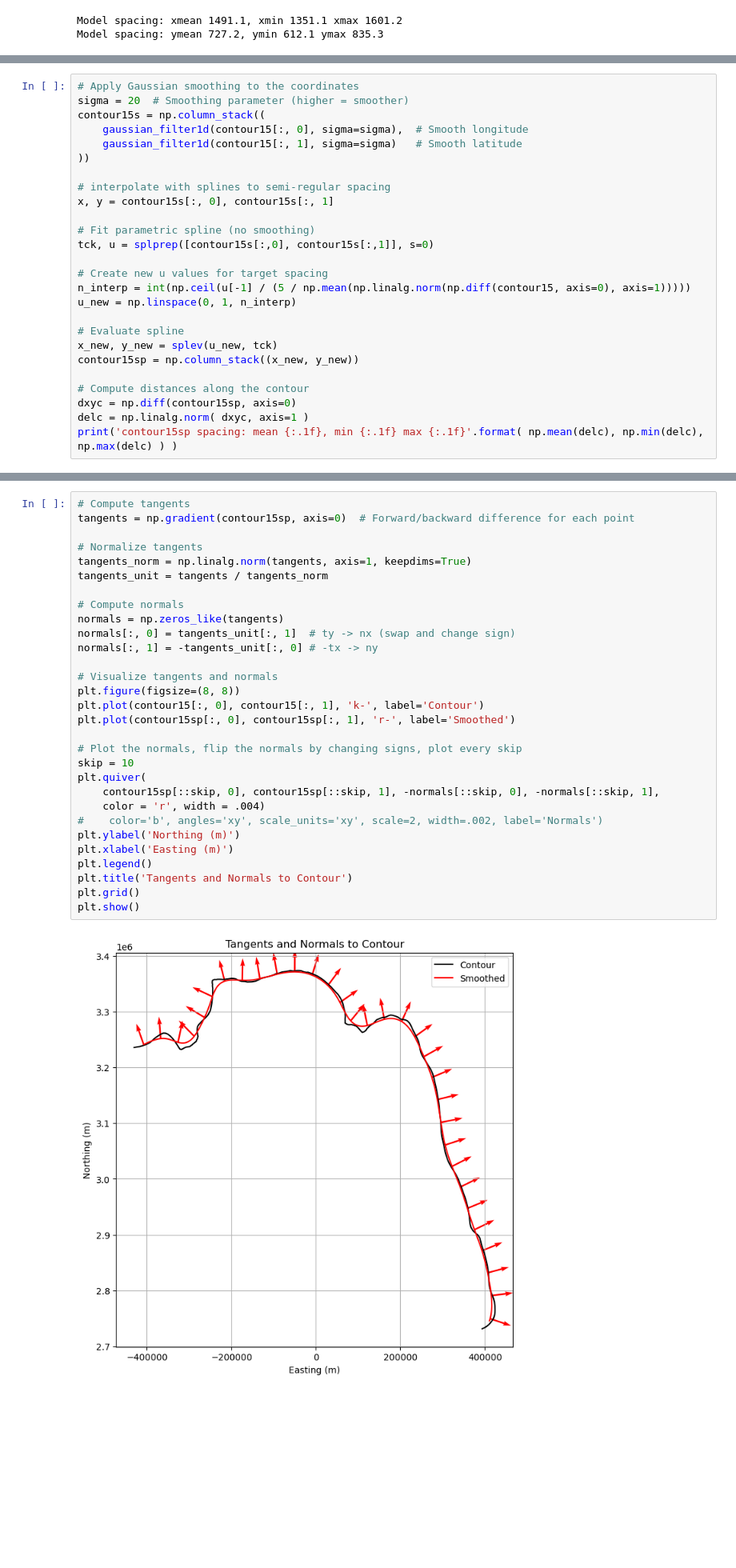
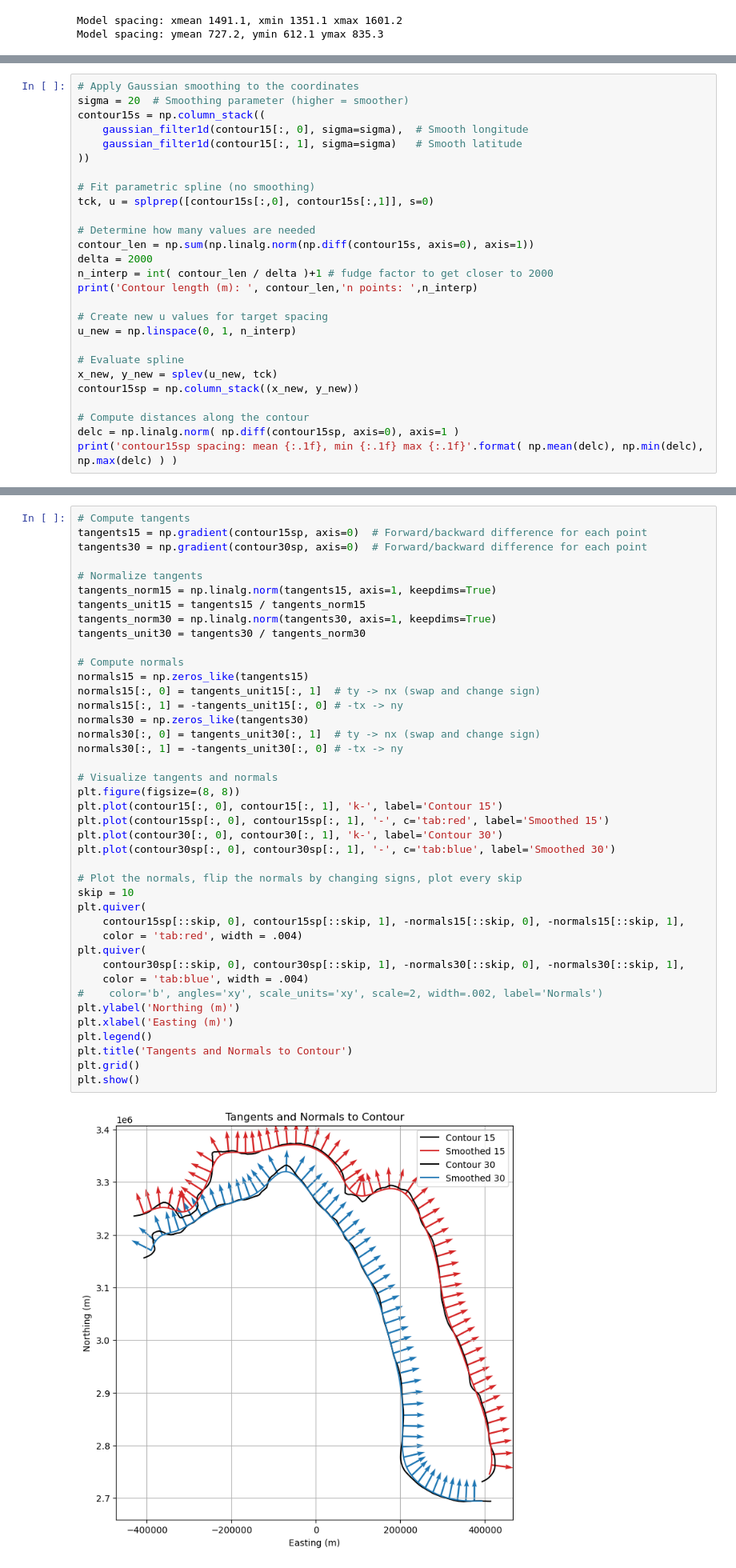
Before and after one commit to csherwood-usgs/NOPP_comparison, a Jupyter notebook: find_contour.ipynb, the cells around one changed output, grey strips where cells are left out. Shown at 80% size. Cells and saved outputs as stored; diff of their text form; blank space fills up the shorter version.

Commit message:
finished contour, working on plotting along contour

```diff
--- a/find_contour.ipynb
+++ b/find_contour.ipynb
@@ -114,14 +130,16 @@ contour15s = np.column_stack((
     gaussian_filter1d(contour15[:, 1], sigma=sigma)   # Smooth latitude
 ))
 
-# interpolate with splines to semi-regular spacing
-x, y = contour15s[:, 0], contour15s[:, 1]
-
 # Fit parametric spline (no smoothing)
 tck, u = splprep([contour15s[:,0], contour15s[:,1]], s=0)
 
+# Determine how many values are needed
+contour_len = np.sum(np.linalg.norm(np.diff(contour15s, axis=0), axis=1))
+delta = 2000
+n_interp = int( contour_len / delta )+1 # fudge factor to get closer to 2000
+print('Contour length (m): ', contour_len,'n points: ',n_interp)
+
 # Create new u values for target spacing
-n_interp = int(np.ceil(u[-1] / (5 / np.mean(np.linalg.norm(np.diff(contour15, axis=0), axis=1)))))
 u_new = np.linspace(0, 1, n_interp)
 
 # Evaluate spline
@@ -129,7 +147,6 @@ x_new, y_new = splev(u_new, tck)
 contour15sp = np.column_stack((x_new, y_new))
 
 # Compute distances along the contour
-dxyc = np.diff(contour15sp, axis=0)
-delc = np.linalg.norm( dxyc, axis=1 )
+delc = np.linalg.norm( np.diff(contour15sp, axis=0), axis=1 )
 print('contour15sp spacing: mean {:.1f}, min {:.1f} max {:.1f}'.format( np.mean(delc), np.min(delc), np.max(delc) ) )
 # %% [output]
@@ -137,35 +186,46 @@ contour15sp spacing: mean 4177.9, min 4175.7 max 4178.2
 # %%
 # Compute tangents
-tangents = np.gradient(contour15sp, axis=0)  # Forward/backward difference for each point
+tangents15 = np.gradient(contour15sp, axis=0)  # Forward/backward difference for each point
+tangents30 = np.gradient(contour30sp, axis=0)  # Forward/backward difference for each point
 
 # Normalize tangents
-tangents_norm = np.linalg.norm(tangents, axis=1, keepdims=True)
-tangents_unit = tangents / tangents_norm
+tangents_norm15 = np.linalg.norm(tangents15, axis=1, keepdims=True)
+tangents_unit15 = tangents15 / tangents_norm15
+tangents_norm30 = np.linalg.norm(tangents30, axis=1, keepdims=True)
+tangents_unit30 = tangents30 / tangents_norm30
 
 # Compute normals
-normals = np.zeros_like(tangents)
-normals[:, 0] = tangents_unit[:, 1]  # ty -> nx (swap and change sign)
-normals[:, 1] = -tangents_unit[:, 0] # -tx -> ny
+normals15 = np.zeros_like(tangents15)
+normals15[:, 0] = tangents_unit15[:, 1]  # ty -> nx (swap and change sign)
+normals15[:, 1] = -tangents_unit15[:, 0] # -tx -> ny
+normals30 = np.zeros_like(tangents30)
+normals30[:, 0] = tangents_unit30[:, 1]  # ty -> nx (swap and change sign)
+normals30[:, 1] = -tangents_unit30[:, 0] # -tx -> ny
 
 # Visualize tangents and normals
 plt.figure(figsize=(8, 8))
-plt.plot(contour15[:, 0], contour15[:, 1], 'k-', label='Contour')
-plt.plot(contour15sp[:, 0], contour15sp[:, 1], 'r-', label='Smoothed')
+plt.plot(contour15[:, 0], contour15[:, 1], 'k-', label='Contour 15')
+plt.plot(contour15sp[:, 0], contour15sp[:, 1], '-', c='tab:red', label='Smoothed 15')
+plt.plot(contour30[:, 0], contour30[:, 1], 'k-', label='Contour 30')
+plt.plot(contour30sp[:, 0], contour30sp[:, 1], '-', c='tab:blue', label='Smoothed 30')
 
 # Plot the normals, flip the normals by changing signs, plot every skip
 skip = 10
 plt.quiver(
-    contour15sp[::skip, 0], contour15sp[::skip, 1], -normals[::skip, 0], -normals[::skip, 1],
-    color = 'r', width = .004)
+    contour15sp[::skip, 0], contour15sp[::skip, 1], -normals15[::skip, 0], -normals15[::skip, 1],
+    color = 'tab:red', width = .004)
+plt.quiver(
+    contour30sp[::skip, 0], contour30sp[::skip, 1], -normals30[::skip, 0], -normals30[::skip, 1],
+    color = 'tab:blue', width = .004)
 #    color='b', angles='xy', scale_units='xy', scale=2, width=.002, label='Normals')
 plt.ylabel('Northing (m)')
 plt.xlabel('Easting (m)')
 plt.legend()
 plt.title('Tangents and Normals to Contour')
 plt.grid()
 plt.show()
 # %% [output]
-[figure, old version]
+[figure, new version]
 # %%
 # Convert contour points back to lat/lon
 transformerT = Transformer.from_crs("EPSG:32617", "EPSG:4326", always_xy=True)
```
Also changed, not shown: parts of 6 cells of this notebook, 5 other files.
